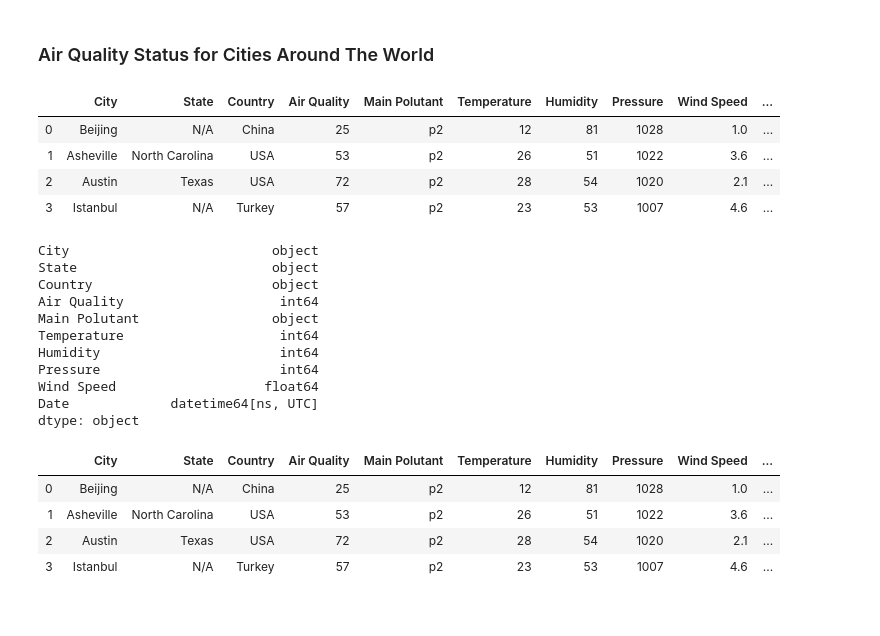
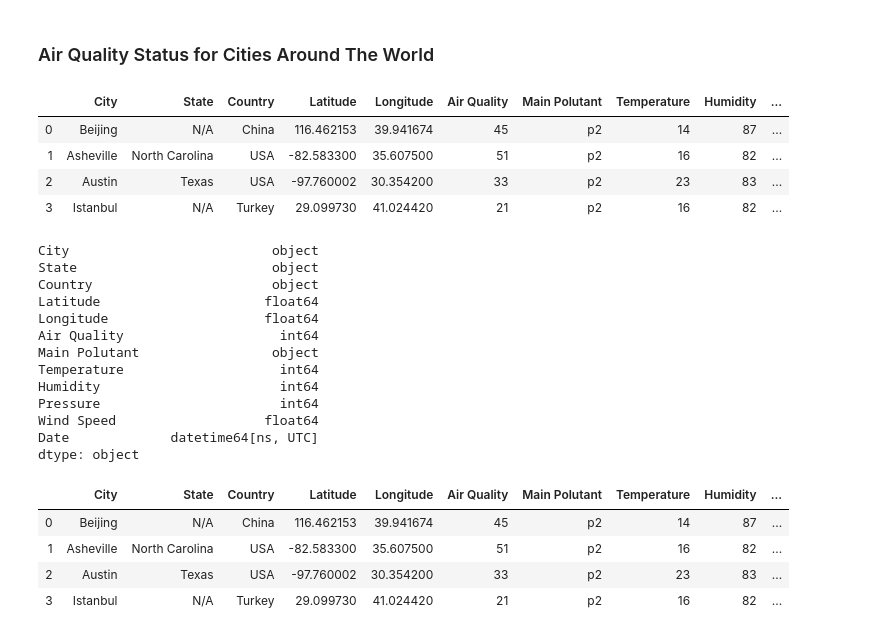
Before and after one commit to nadireag/Air-Quality, a Jupyter notebook: AirQualityPy.ipynb, the cells around one changed output. Drawn from its saved outputs; the diff is of its cells as text; code cells hidden in the pictures.

```diff
--- a/AirQualityPy.ipynb
+++ b/AirQualityPy.ipynb
@@ -64,6 +64,8 @@ pressure = []
 temperature = []
 wind_speed = []
 date = []
+lat = []
+lng = []
 
 # Select the variables and put them in relative lists
 for i in range(len(output)):
@@ -77,6 +79,8 @@ for i in range(len(output)):
     wind_speed.append(output[i]["data"]["current"]["weather"]["ws"])
     date.append(output[i]["data"]["current"]["pollution"]["ts"])
     main_pollutant.append(output[i]["data"]["current"]["pollution"]["mainus"])
+    lat.append(output[i]["data"]["location"]["coordinates"][0])
+    lng.append(output[i]["data"]["location"]["coordinates"][1])
 # %%
 # Create the dictionary to hold data
 air_data = {"City": city_name,
@@ -255,39 +261,44 @@ def make_df(city_list):
         pressure = response['data']['current']['weather']['pr']
         wind_speed = response['data']['current']['weather']['ws']
         time = response['data']['current']['weather']['ts']
         main_pollutant = response["data"]["current"]["pollution"]["mainus"]
+        lat = response["data"]["location"]["coordinates"][0]
+        lng = response["data"]["location"]["coordinates"][1]
 
 
         #Takes all that information and puts it into a dictionary whcih we will then append to our dict_list.
         data_dict = {'City' : city,
                      'State' : state,
                      'Country' : country,
+                     'Latitude': lat,
+                     'Longitude': lng,
                      'Air Quality' : air_qual,
                      "Main Polutant": main_pollutant,
                      'Temperature' : temperature,
                      'Humidity': humidity,
                      'Pressure' : pressure,
                      'Wind Speed' : wind_speed,
-                     'Date' : time}
+                     'Date' : time,
+                     }
         dict_list.append(data_dict)
 
     #Turns our dict_list into a dataframe and returns it.
     dataframe = pd.DataFrame(dict_list)
     return dataframe
 
     #This is where our opportunity to loop into our cities.
     #Each city in the list must be formatted as [[city, state, country]]
 city_list = [['Beijing', 'Beijing', 'China'], ['Asheville', 'North Carolina', 'USA'], ['Austin', 'Texas', 'USA'],
              ['Istanbul','Istanbul','Turkey']]
 
 aqi_world_df = make_df(city_list)
 aqi_world_df
 # %% [output]
-|  | City | State | Country | Air Quality | Main Polutant | Temperature | Humidity | Pressure | Wind Speed | ... |
-| 0 | Beijing | N/A | China | 25 | p2 | 12 | 81 | 1028 | 1.0 | ... |
-| 1 | Asheville | North Carolina | USA | 53 | p2 | 26 | 51 | 1022 | 3.6 | ... |
-| 2 | Austin | Texas | USA | 72 | p2 | 28 | 54 | 1020 | 2.1 | ... |
-| 3 | Istanbul | N/A | Turkey | 57 | p2 | 23 | 53 | 1007 | 4.6 | ... |
+|  | City | State | Country | Latitude | Longitude | Air Quality | Main Polutant | Temperature | Humidity | ... |
+| 0 | Beijing | N/A | China | 116.462153 | 39.941674 | 45 | p2 | 14 | 87 | ... |
+| 1 | Asheville | North Carolina | USA | -82.583300 | 35.607500 | 51 | p2 | 16 | 82 | ... |
+| 2 | Austin | Texas | USA | -97.760002 | 30.354200 | 33 | p2 | 23 | 83 | ... |
+| 3 | Istanbul | N/A | Turkey | 29.099730 | 41.024420 | 21 | p2 | 16 | 82 | ... |
 # %%
 # Convert the date value to a datetime value and select only date values
 aqi_world_df["Date"] = pd.to_datetime( aqi_world_df["Date"])
@@ -297,6 +308,8 @@ print(aqi_world_df.dtypes)
 City                          object
 State                         object
 Country                       object
+Latitude                     float64
+Longitude                    float64
 Air Quality                    int64
 Main Polutant                 object
 Temperature                    int64
@@ -310,8 +323,8 @@ dtype: object
 aqi_world_df["Date"] = aqi_world_df["Date"].dt.date
 aqi_world_df
 # %% [output]
-|  | City | State | Country | Air Quality | Main Polutant | Temperature | Humidity | Pressure | Wind Speed | ... |
-| 0 | Beijing | N/A | China | 25 | p2 | 12 | 81 | 1028 | 1.0 | ... |
-| 1 | Asheville | North Carolina | USA | 53 | p2 | 26 | 51 | 1022 | 3.6 | ... |
-| 2 | Austin | Texas | USA | 72 | p2 | 28 | 54 | 1020 | 2.1 | ... |
-| 3 | Istanbul | N/A | Turkey | 57 | p2 | 23 | 53 | 1007 | 4.6 | ... |
+|  | City | State | Country | Latitude | Longitude | Air Quality | Main Polutant | Temperature | Humidity | ... |
+| 0 | Beijing | N/A | China | 116.462153 | 39.941674 | 45 | p2 | 14 | 87 | ... |
+| 1 | Asheville | North Carolina | USA | -82.583300 | 35.607500 | 51 | p2 | 16 | 82 | ... |
+| 2 | Austin | Texas | USA | -97.760002 | 30.354200 | 33 | p2 | 23 | 83 | ... |
+| 3 | Istanbul | N/A | Turkey | 29.099730 | 41.024420 | 21 | p2 | 16 | 82 | ... |
```
Also changed, not shown: parts of 1 cell of this notebook, 1 other file.
